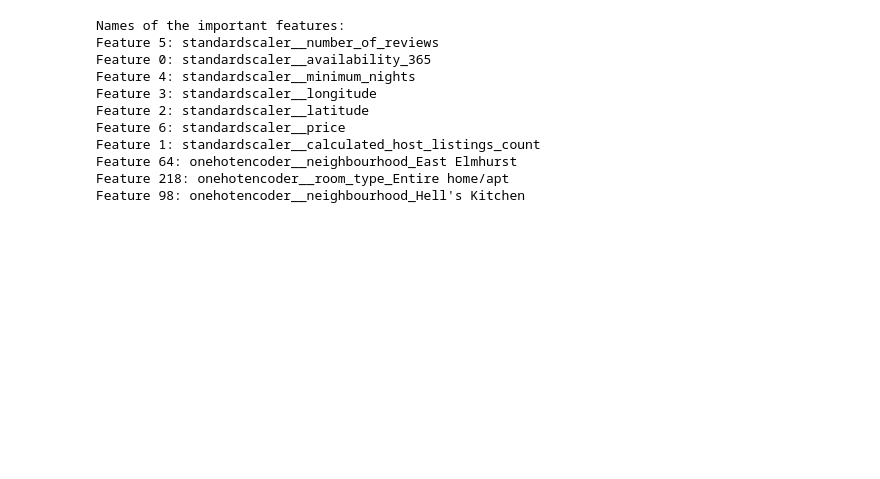
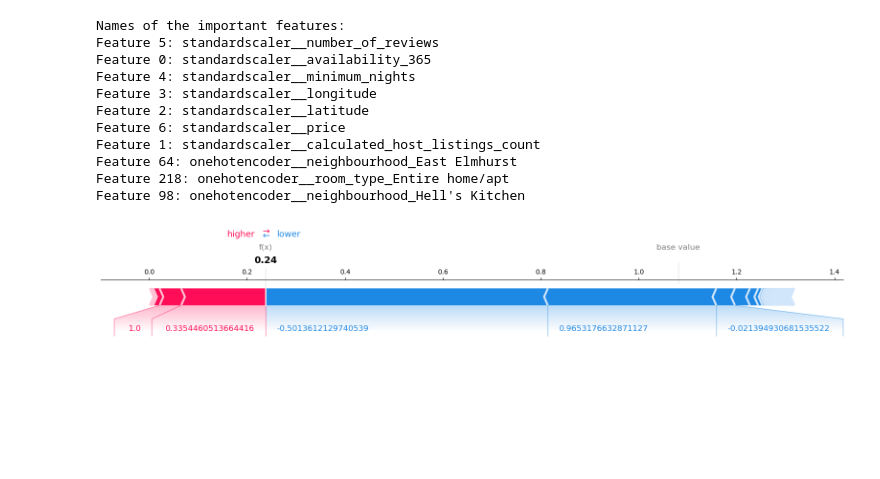
Before and after one commit to sarphion/cpsc330_hw5, a Jupyter notebook: hw5.ipynb, the cells around one changed output. Drawn from its saved outputs; the diff is of its cells as text; code cells hidden in the pictures; blank space fills up the shorter version.

Commit message:
force plot added

```diff
--- a/hw5.ipynb
+++ b/hw5.ipynb
@@ -970,3 +968,26 @@ Feature 98: onehotencoder__neighbourhood_Hell's Kitchen
+# %%
+import shap
+
+# create a shap explainer object
+explainer = shap.TreeExplainer(rfr) # lecture 12
+
+#train_shap_values = explainer.shap_values(X_train)
+
+#shap.summary_plot(shap_vals, X_train)
+#shap.summary_plot(train_shap_values[1], X_train)
+
+X_train_dense = X_train.toarray()
+
+
+instance_index = 0
+
+#shap_values = explainer.shap_values(X_train.iloc[instance_index])
+shap_values = explainer.shap_values(X_train_dense[instance_index])
+
+#shap.force_plot(explainer.expected_value, shap_values, X_train.iloc[instance_index], matplotlib=True)
+shap.force_plot(explainer.expected_value, shap_values, X_train_dense[instance_index], matplotlib=True)
+# %% [output]
+[figure, added]
 # %%
 ...
 # %%
```
Also changed, not shown: parts of 9 cells of this notebook.
